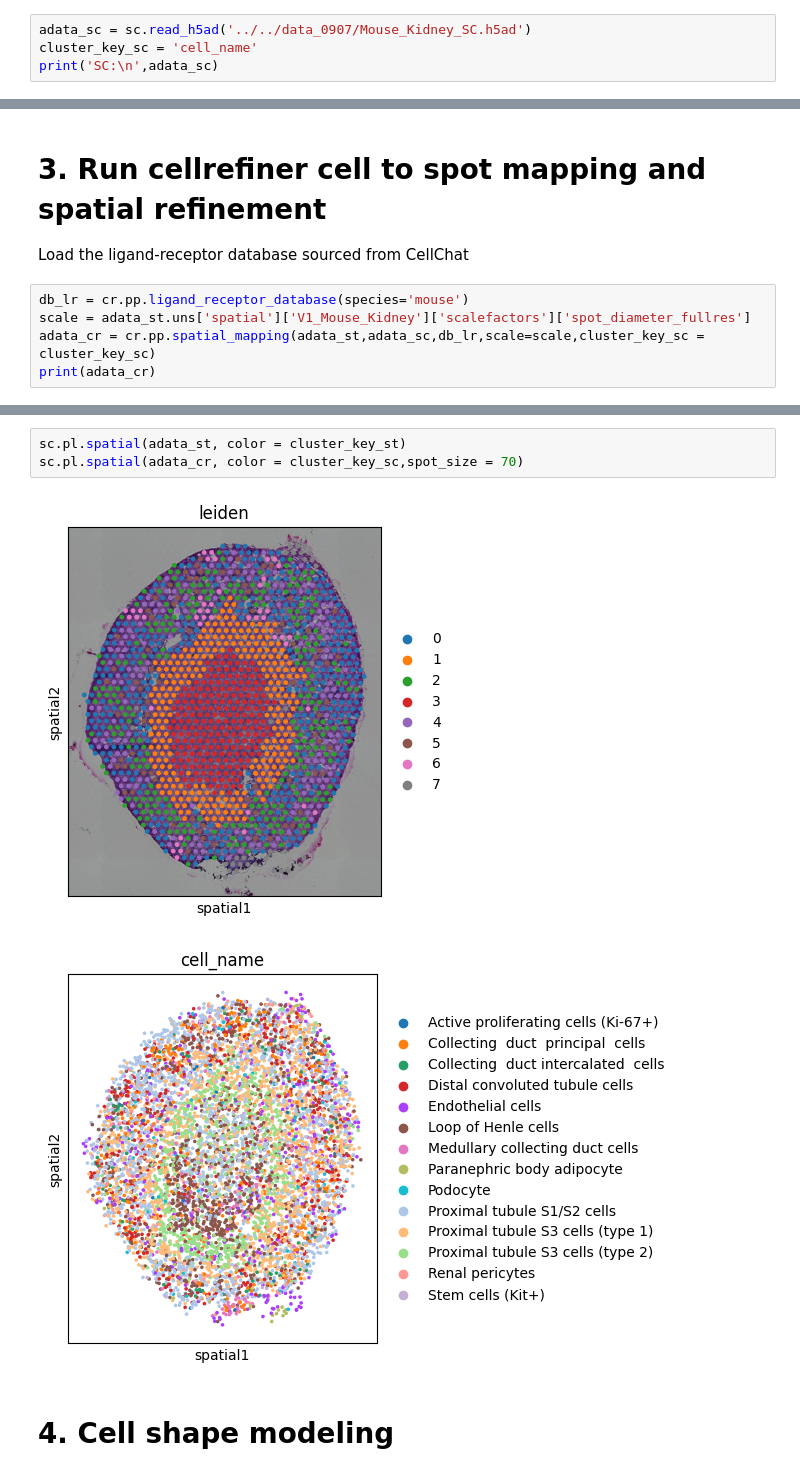
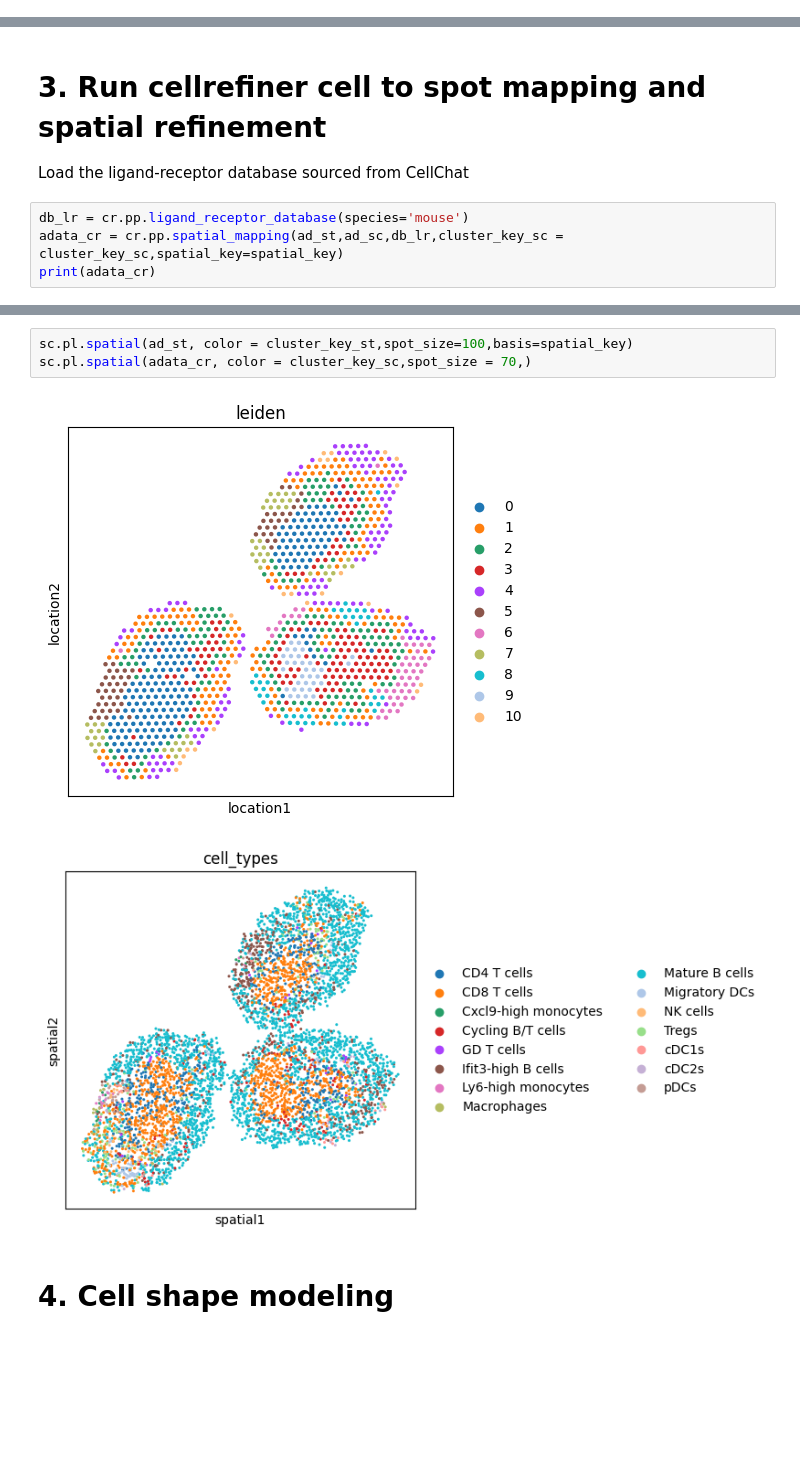
Before and after one commit to FPGro/cellrefiner, a Jupyter notebook: tutorials/tutorial_mouse_lymph_node.ipynb, the cells around one changed output, grey strips where cells are left out. Saved outputs shown, nothing was run; the diff lists cells and outputs as text; blank space fills up the shorter version.

```diff
--- a/tutorials/tutorial_mouse_lymph_node.ipynb
+++ b/tutorials/tutorial_mouse_lymph_node.ipynb
@@ -58,4 +51,0 @@ Citation: Junyue Cao et al. ,Joint profiling of chromatin accessibility and gene
-# %%
-adata_sc = sc.read_h5ad('../../data_0907/Mouse_Kidney_SC.h5ad')
-cluster_key_sc = 'cell_name'
-print('SC:\n',adata_sc)
@@ -74,8 +55,7 @@ SC:
 Load the ligand-receptor database sourced from CellChat
 # %%
 db_lr = cr.pp.ligand_receptor_database(species='mouse')
-scale = adata_st.uns['spatial']['V1_Mouse_Kidney']['scalefactors']['spot_diameter_fullres']
-adata_cr = cr.pp.spatial_mapping(adata_st,adata_sc,db_lr,scale=scale,cluster_key_sc = cluster_key_sc)
+adata_cr = cr.pp.spatial_mapping(ad_st,ad_sc,db_lr,cluster_key_sc = cluster_key_sc,spatial_key=spatial_key)
 print(adata_cr)
 # %% [output]
 Warning: Laplacian matrix is singular or ill-conditioned, using zero matrix
@@ -90,9 +70,9 @@ AnnData object with n_obs × n_vars = 7155 × 23379
 # %%
-sc.pl.spatial(adata_st, color = cluster_key_st)
-sc.pl.spatial(adata_cr, color = cluster_key_sc,spot_size = 70)
+sc.pl.spatial(ad_st, color = cluster_key_st,spot_size=100,basis=spatial_key)
+sc.pl.spatial(adata_cr, color = cluster_key_sc,spot_size = 70,)
 # %% [output]
-[figure, old version]
+[figure, new version]
-[figure, old version]
+[figure, new version]
 # %% [markdown]
 # 4. Cell shape modeling
 # %%
```
Also changed, not shown: parts of 8 cells of this notebook, 10 other files.
